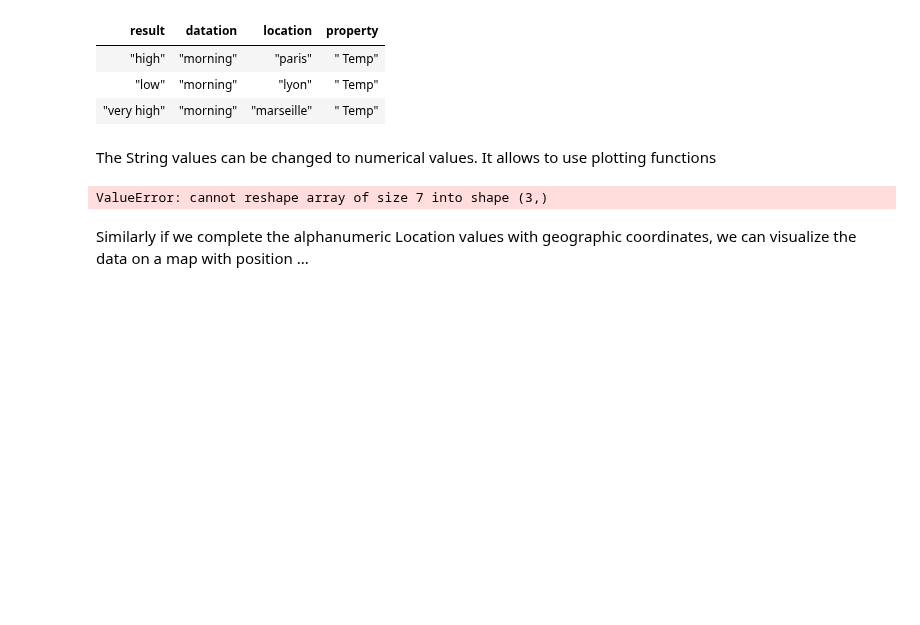
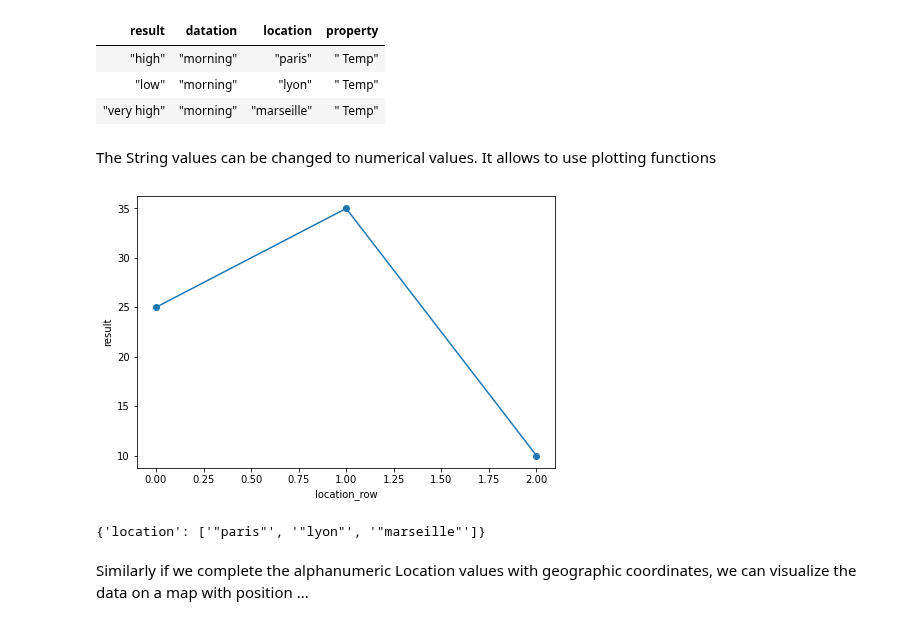
Before and after one commit to loco-philippe/Environmental-Sensing, a Jupyter notebook: python/Examples/Observation/first_observation.ipynb, the cells around one changed output. Cells and saved outputs as stored; diff of their text form; code cells hidden in the pictures; blank space fills up the shorter version.

```diff
--- a/python/Examples/Observation/first_observation.ipynb
+++ b/python/Examples/Observation/first_observation.ipynb
@@ -56,9 +56,10 @@ ob.view(tablefmt='html', numalign='center', stralign='center')
 The String values can be changed to numerical values. It allows to use plotting functions
 # %%
 ob.nindex('result').setlistvalue([25, 10, 35])
-ob.plot(idxname=['location'], varname='result')
+ob.plot(idxname=['datation', 'location', 'property'], varname='result')
 # %% [output]
+[figure, added]
-ValueError: cannot reshape array of size 7 into shape (3,)
+{'location': ['"paris"', '"lyon"', '"marseille"']}
 # %% [markdown]
 Similarly if we complete the alphanumeric Location values with geographic coordinates, we can visualize the data
 on a map with position ...
```
Also changed, not shown: parts of 8 cells of this notebook, 8 other files.
